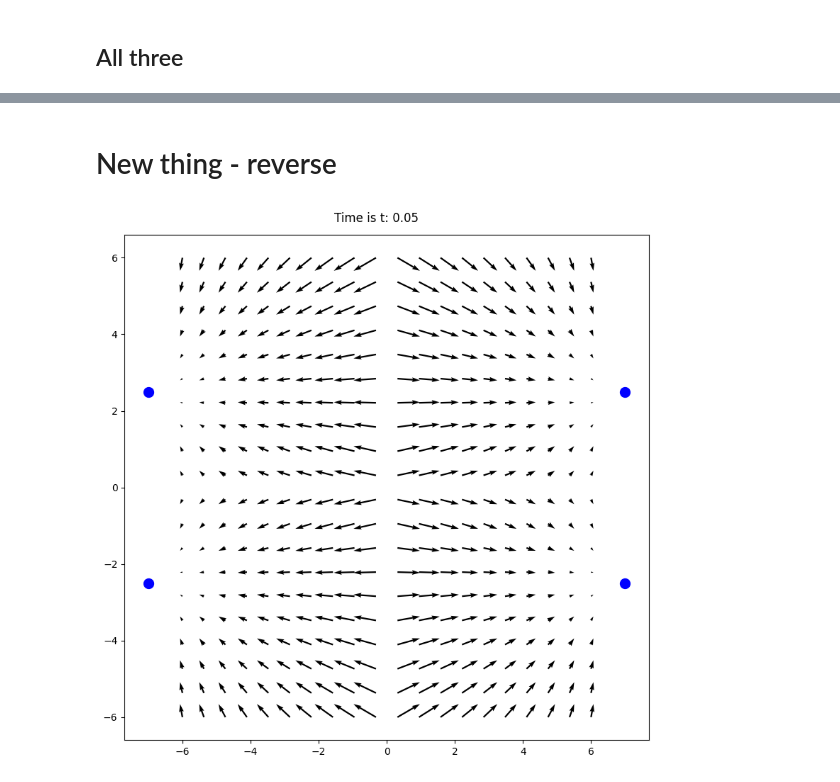
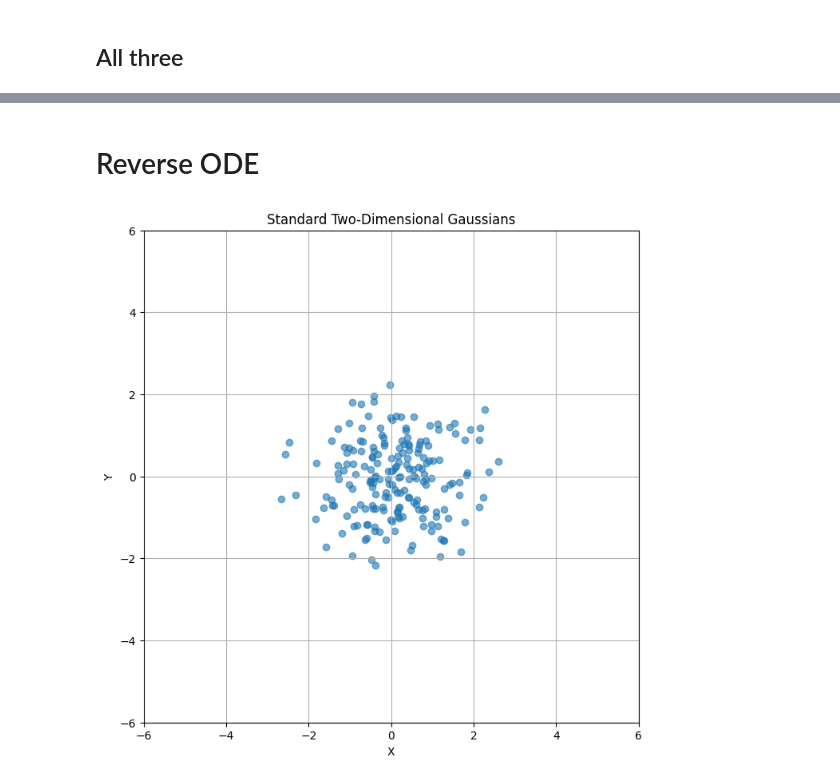
Before and after one commit to krunolp/cfg_theory, a Jupyter notebook: 2dgauss.ipynb, the cells around one changed output, grey strips where cells are left out. Drawn from its saved outputs; the diff is of its cells as text; code cells hidden in the pictures.

```diff
--- a/2dgauss.ipynb
+++ b/2dgauss.ipynb
@@ -282,42 +233,31 @@ plt.show()
 # %%
-m2 = torch.tensor([0., .6])
-m1 = torch.tensor([2,.0])
-dt = torch.tensor(0.01)
-sigma = torch.tensor([.5])
-n = 25
-min_val = -7
-max_val = 7
-
-t = 0.
 finish_time = 4.
 num_iter = 200
 
-s_cfg = []
-x_prev = all_samples
+s_cfg, images_new, x_prev = [], [], all_samples
 
-images_new = []
-for t_ in tqdm(torch.linspace(t, finish_time, steps=num_iter)):
+for t_ in tqdm(torch.linspace(0., finish_time, steps=num_iter)):
     t_ = torch.tensor([t_])
     x_cur = []
     for x in x_prev:
         Gamma_t = sigma**2*torch.exp(-2*t_) + dt
-        s_cfg = compute_S_i_t(x, t_, m1, m2, Gamma_t)
+        s_cfg = uncond_score(x, t_, m1, m2, Gamma_t)
         eta = torch.randn_like(x) * torch.sqrt(torch.tensor(2*dt))
         x_new = x + 2 * dt * s_cfg + eta
         x_cur.append(x_new)
     x_cur = torch.stack(x_cur)
+    x_prev = x_cur
+
     plt.figure()
     plt.scatter(x_cur[:,0].detach().numpy(), x_cur[:,1].detach().numpy(), alpha=0.6)
     plt.suptitle("Time is t: "+str(round(t_.item(),2)))
-    plt_path = f'plot_fold2/temp_{t_.item():.2f}.png'
+    plt_path = f'temp_plots/temp_{t_.item():.2f}.png'
     plt.xlim(min_val, max_val)
     plt.ylim(min_val, max_val)
     plt.savefig(plt_path)
     plt.close()
+
     images_new.append(imageio.imread(plt_path))
 
-    x_prev = x_cur
 
-imageio.mimsave('sampling_animation_w_noise.gif', images_new, fps=10)
+imageio.mimsave('gifs/forward_2d.gif', images_new, fps=10)
-# %% [markdown]
-# New thing - reverse
@@ -331 +264,21 @@ all_samples = distribution.sample((num_samples,))
+# %% [markdown]
+# Reverse ODE
+# %%
+num_samples = 200
+mean, cov = torch.tensor([0., 0.]), torch.tensor([[1., 0.], [0., 1.]])
+distribution = torch.distributions.MultivariateNormal(mean, cov)
+all_samples = distribution.sample((num_samples,))
+
+plt.figure(figsize=(8, 8))
+plt.scatter(all_samples[:, 0].numpy(), all_samples[:, 1].numpy(), alpha=0.6)
+plt.title('Standard Two-Dimensional Gaussians')
+plt.xlabel('X')
+plt.ylabel('Y')
+plt.xlim(min_val, max_val)
+plt.ylim(min_val, max_val)
+
+plt.grid(True)
+plt.show()
+# %% [output]
+[figure, added]
 # %%
@@ -377,9 +323,0 @@ imageio.mimsave('sampling_animation_w_noise_reverse.gif', images_new, fps=20)
-# %%
-m1 = 7.
-m2 = 2.5
-t = torch.tensor([.05])
-dt = 0.01
-sigma = torch.tensor([1.])
-inp, conc = get_vf(m1, m2, t, dt, sigma, n=20, min=-6, max=6, plot=True)
-# %% [output]
-[figure, removed]
```
Also changed, not shown: parts of 20 cells of this notebook, 1 other file.
